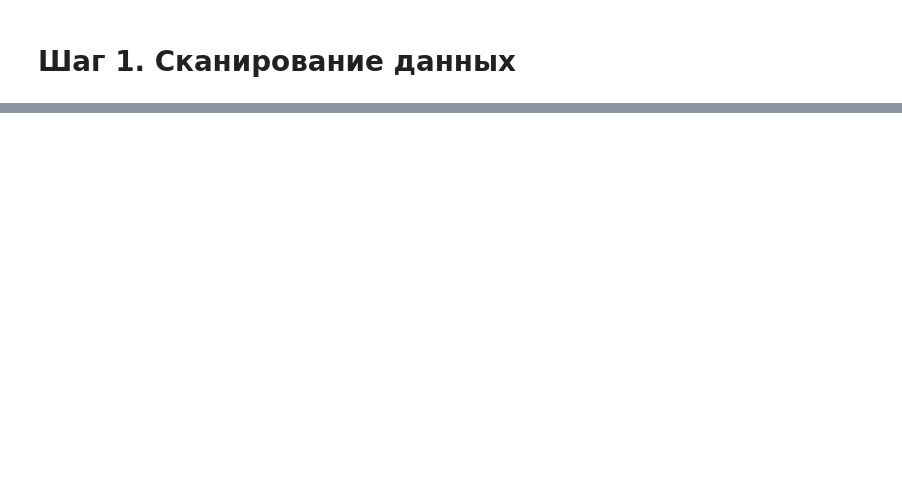
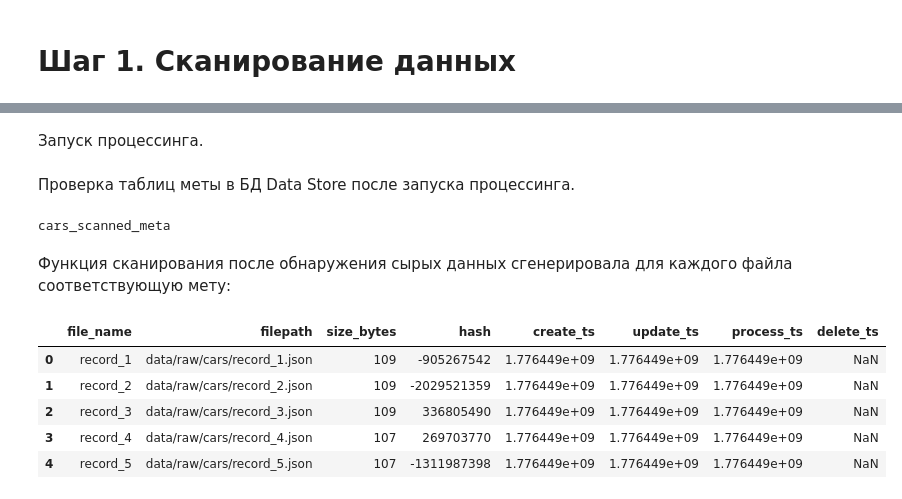
Before and after one commit to epoch8/datapipe-examples, a Jupyter notebook: collab_demo_3.12/datapipe_demo_1_rus.ipynb, the cells around one changed output, grey strips where cells are left out. Cells and saved outputs as stored; diff of their text form; code cells hidden in the pictures; blank space fills up the shorter version.

```diff
--- a/collab_demo_3.12/datapipe_demo_1_rus.ipynb
+++ b/collab_demo_3.12/datapipe_demo_1_rus.ipynb
@@ -230,0 +369,2 @@ with open(FILEPATH__PROCESSED__CARS.replace("{data}", "cars_scanned"), "r") as f
+# %% [markdown]
+Запуск процессинга.
@@ -230,0 +373,17 @@ with open(FILEPATH__PROCESSED__CARS.replace("{data}", "cars_scanned"), "r") as f
+# %% [markdown]
+Проверка таблиц меты в БД Data Store после запуска процессинга.
+# %%
+check_meta()
+# %% [output]
+cars_scanned_meta
+# %% [markdown]
+Функция сканирования после обнаружения сырых данных сгенерировала для каждого файла соответствующую мету:
+# %%
+print_meta("cars_scanned_meta")
+# %% [output]
+|  | file_name | filepath | size_bytes | hash | create_ts | update_ts | process_ts | delete_ts |
+| 0 | record_1 | data/raw/cars/record_1.json | 109 | -905267542 | 1.776449e+09 | 1.776449e+09 | 1.776449e+09 | NaN |
+| 1 | record_2 | data/raw/cars/record_2.json | 109 | -2029521359 | 1.776449e+09 | 1.776449e+09 | 1.776449e+09 | NaN |
+| 2 | record_3 | data/raw/cars/record_3.json | 109 | 336805490 | 1.776449e+09 | 1.776449e+09 | 1.776449e+09 | NaN |
+| 3 | record_4 | data/raw/cars/record_4.json | 107 | 269703770 | 1.776449e+09 | 1.776449e+09 | 1.776449e+09 | NaN |
+| 4 | record_5 | data/raw/cars/record_5.json | 107 | -1311987398 | 1.776449e+09 | 1.776449e+09 | 1.776449e+09 | NaN |
```
Also changed, not shown: parts of 112 cells of this notebook.
